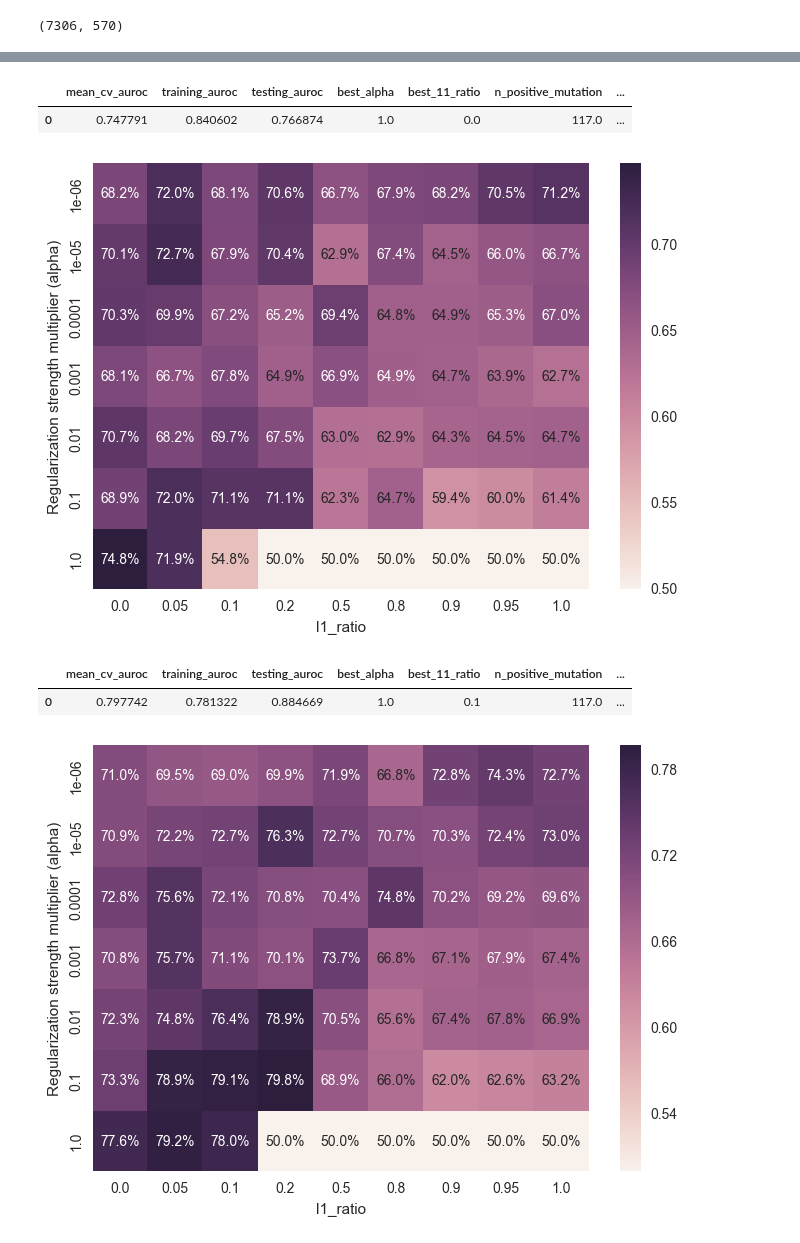
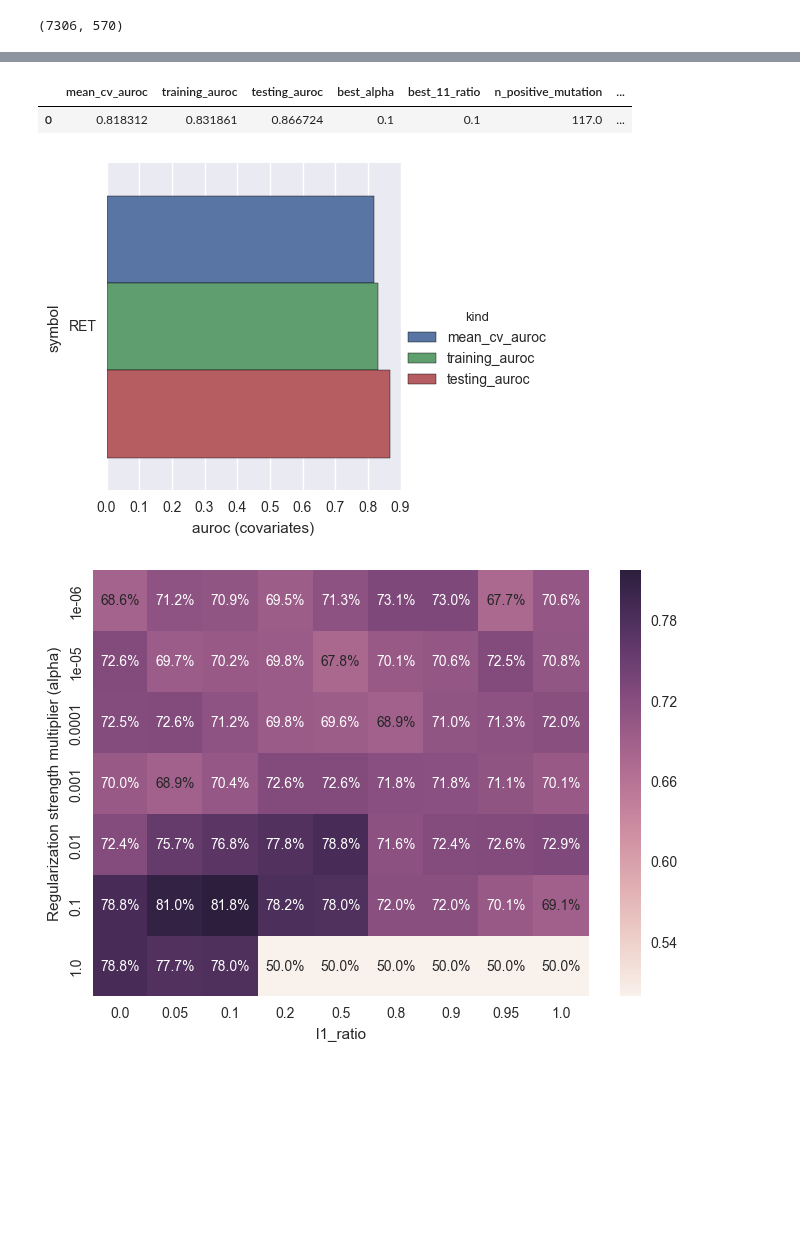
Before and after one commit to joshlevy89/machine-learning, a Jupyter notebook: explore/marginal-gain/marginal-gain-Ret.ipynb, the cells around one changed output, grey strips where cells are left out. Drawn from its saved outputs; the diff is of its cells as text; code cells hidden in the pictures; blank space fills up the shorter version.

Commit message:
Extending to multiple genes and added some more viz

```diff
--- a/explore/marginal-gain/marginal-gain-Ret.ipynb
+++ b/explore/marginal-gain/marginal-gain-Ret.ipynb
@@ -156,3 +156,10 @@ def visualize_grid_aurocs(grid_aurocs):
     ax = sns.heatmap(grid_aurocs_mat, annot=True, fmt='.1%')
     ax.set_xlabel('l1_ratio')
     ax.set_ylabel('Regularization strength multiplier (alpha)');
+
+def visualize_best_estimator_aurocs(estimator_aurocs, data_type):
+    """
+    Creates a bar plot of mean_cv_auroc, training_auroc, and testing_auroc for each gene in df
+    """
+    plot_df = pd.melt(estimator_aurocs, id_vars='symbol', value_vars=['mean_cv_auroc', 'training_auroc', 'testing_auroc'], var_name='kind', value_name=data_type)
+    grid = sns.factorplot(y='symbol', x=data_type, hue='kind', data=plot_df, kind="bar")
@@ -174,30 +166,11 @@ display(all_best_estimator_aurocs_covariates)
-# %%
-# Expression data
-
-# Train model
-all_best_estimator_aurocs_expression, all_grid_aurocs_expression = train_and_evaluate(expression_select, pipeline)
-
-# Visualize grid search
-visualize_grid_aurocs(all_grid_aurocs_expression)
-
-# Display summary for best parameters
-display(all_best_estimator_aurocs_expression)
-# %% [output]
-|  | mean_cv_auroc | training_auroc | testing_auroc | best_alpha | best_11_ratio | n_positive_mutation | ... |
-| 0 | 0.747791 | 0.840602 | 0.766874 | 1.0 | 0.0 | 117.0 | ... |
-[figure, removed]
-# %%
-# Combined data
-
-# Train model
-all_best_estimator_aurocs_combined, all_grid_aurocs_combined = train_and_evaluate(combined, pipeline)
-
-# Visualize grid search
-visualize_grid_aurocs(all_grid_aurocs_combined)
-
-# Display summary for best parameters
-display(all_best_estimator_aurocs_combined)
-# %% [output]
-|  | mean_cv_auroc | training_auroc | testing_auroc | best_alpha | best_11_ratio | n_positive_mutation | ... |
-| 0 | 0.797742 | 0.781322 | 0.884669 | 1.0 | 0.1 | 117.0 | ... |
-[figure, removed]
+# %%
+# Train and visualize with covariates data
+all_best_estimator_aurocs_covariates, all_grid_aurocs_covariates = train_and_evaluate(covariates, pipeline)
+display(all_best_estimator_aurocs_covariates)
+visualize_best_estimator_aurocs(all_best_estimator_aurocs_covariates, 'auroc (covariates)'); plt.show()
+visualize_grid_aurocs(all_grid_aurocs_covariates); plt.show()
+# %% [output]
+|  | mean_cv_auroc | training_auroc | testing_auroc | best_alpha | best_11_ratio | n_positive_mutation | ... |
+| 0 | 0.818312 | 0.831861 | 0.866724 | 0.1 | 0.1 | 117.0 | ... |
+[figure, added]
+[figure, added]
```
Also changed, not shown: parts of 5 cells of this notebook, 1 other file.
